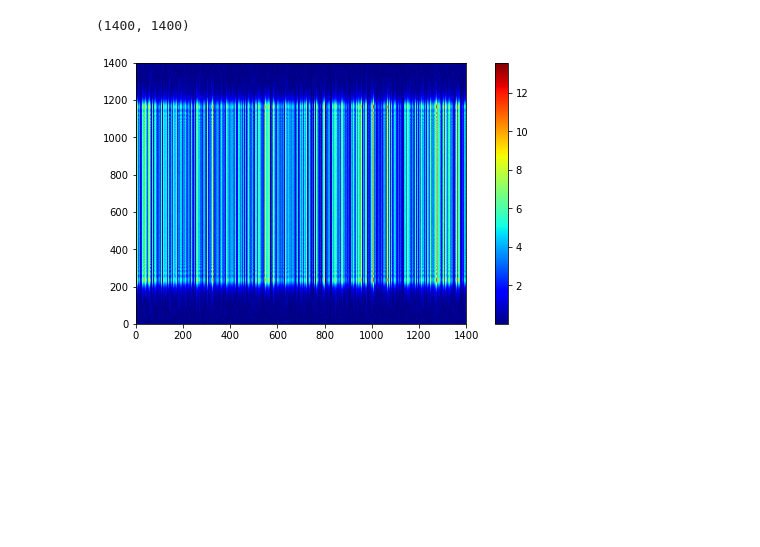
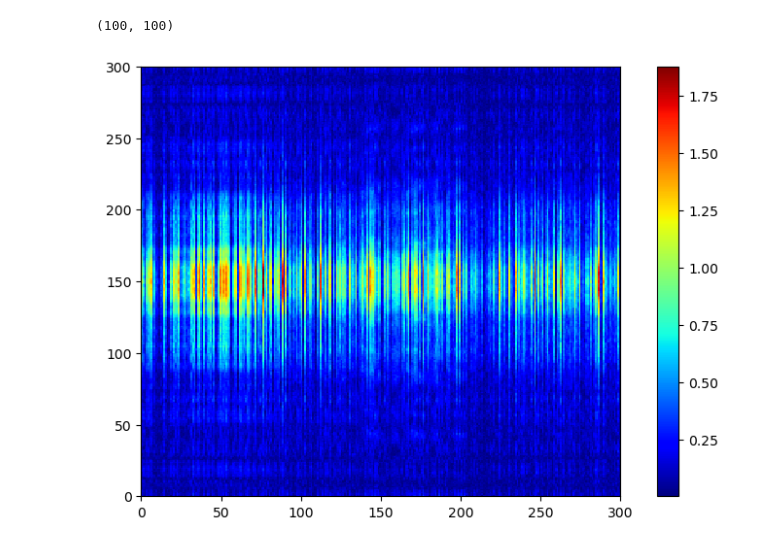
Before and after one commit to QiXuanMin/Meta-Lidar, a Jupyter notebook: ES_LIDAR.ipynb, the cells around one changed output. Cells and saved outputs as stored; diff of their text form; code cells hidden in the pictures; blank space fills up the shorter version.

```diff
--- a/ES_LIDAR.ipynb
+++ b/ES_LIDAR.ipynb
@@ -8,14 +7,14 @@ import torch.nn.functional as F
 import torch
 # %%
 N  = 100
-channels = 4
+channels = 6
 # 光学参数
-anglepara = 0.35
+anglepara = 0.33
 theta = np.linspace(-np.pi*anglepara,np.pi*anglepara,channels) # 折射角度
 lambdad = 532e-9
 pitch = 400e-9
 d = 40e-6
-L = 1000 * pitch
+L = N * pitch
 k0 = 2*np.pi / lambdad
 
 dphi = pitch * np.sin(theta) * k0 # 相位梯度
@@ -37,9 +36,8 @@ AI = np.dot(a1,AT)
 
 E = np.dot(AI,np.transpose(np.exp(1j*phase)))
 O=np.dot(A,E)
-
-print(A.shape)
-sigma = 4
+#plt.plot(np.transpose(phase))
+sigma = 0.7
 Noise = np.dot(A,sigma*np.random.randn(3,N))
 #O = O + Noise
 err=np.abs(O-np.transpose(np.exp(1j*phase)))
@@ -57,5 +61,5 @@ plt.show()
 # %%
-jet = cm.get_cmap('jet', 256)
+jet = cm.get_cmap('jet')
 fig, axs = plt.subplots(1, 1,constrained_layout=True, squeeze=False)
 for [ax, cmap] in zip(axs.flat, [jet]):
     psm = ax.pcolormesh(np.angle(O), cmap=cmap, rasterized=True)
@@ -90,22 +94,23 @@ def AS_Propagation(Uin,z,lambdad,L):
 
     return U
 # %%
-Oin = O[0,:].reshape(1,N)#O[1,:].reshape(1,N)#phase[:,1].reshape(1,N)
-Oin = Oin.repeat(N,0)
-padnum = 200
+Oin = O[5,:].reshape(1,N)#O[1,:].reshape(1,N)#np.exp(1j*phase[:,0]).reshape(1,N)
+Oin = np.repeat(Oin,N,axis = 0)
+print(Oin.shape)
+padnum = 100
 Oin = np.pad(Oin,[(padnum,padnum),(padnum,padnum)],'constant')
-print(Oin.shape)
-out = AS_Propagation(Oin,0.5e-3,lambdad,Oin.shape[0]*pitch)
-jet = cm.get_cmap('jet', 256)
+
+out = AS_Propagation(Oin,1e-3,lambdad,Oin.shape[0]*pitch)
+jet = cm.get_cmap('jet')
 
 fig, axs = plt.subplots(1, 1,constrained_layout=True, squeeze=False)
 for [ax, cmap] in zip(axs.flat, [jet]):
     psm = ax.pcolormesh(np.abs(out), cmap=cmap, rasterized=True)
     fig.colorbar(psm, ax=ax)
 plt.show()
 # %% [output]
-(1400, 1400)
+(100, 100)
-[figure, old version]
+[figure, new version]
 # %%
 plt.plot(np.abs(out[50,:]))
 # %% [output]
```
Also changed, not shown: parts of 7 cells of this notebook, 1 other file.
